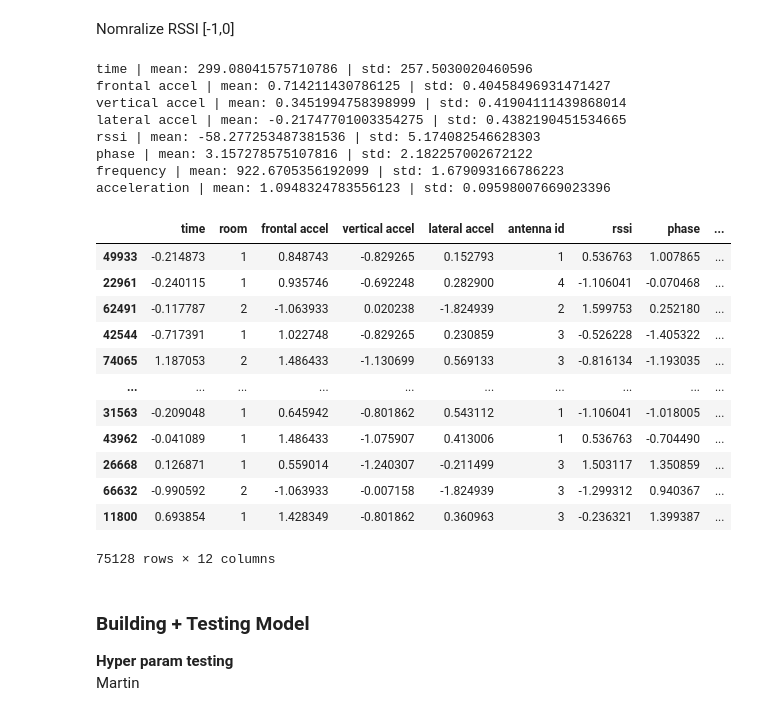
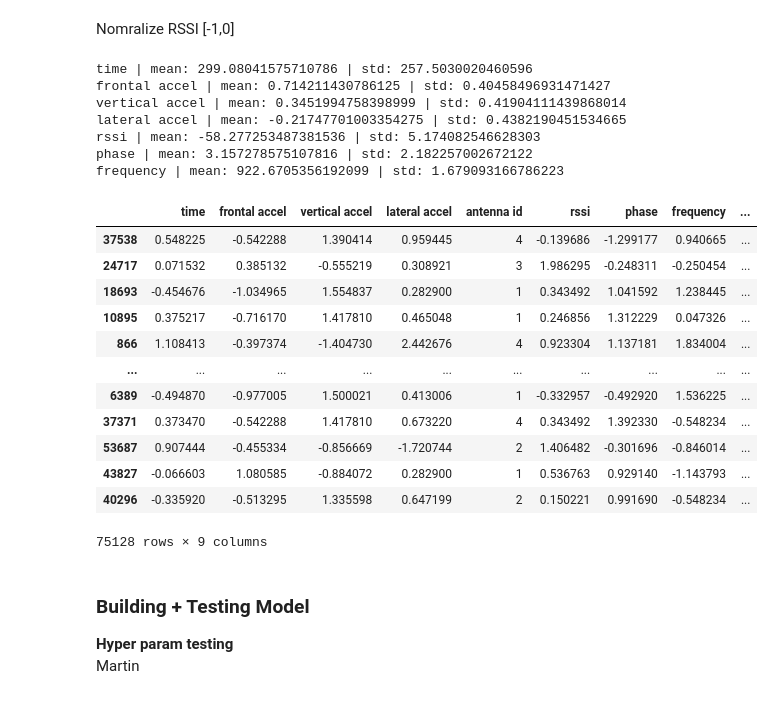
Before and after one commit to sofiacho/ECS171, a Jupyter notebook: notebook/main_algo.ipynb, the cells around one changed output. Drawn from its saved outputs; the diff is of its cells as text; code cells hidden in the pictures.

Commit message:
Experimenting with only base features (no room/gender/acceleration)

```diff
--- a/notebook/main_algo.ipynb
+++ b/notebook/main_algo.ipynb
@@ -238,48 +252,47 @@ Nomralize RSSI [-1,0]
 def z_standardize(dataframe, *columns):
     for column in columns:
         col = str(column)
         print(col, '|', 'mean:', dataframe[col].mean(), '|', 'std:', dataframe[col].std())
         dataframe[col] = (dataframe[col] - dataframe[col].mean()) / dataframe[col].std()
     return dataframe
 
 # normalized most columns
 # ".sample(frac=1)" part of the function just shuffles the data points around
     # can delete that part if needed
 columns = [
     'time',
     'frontal accel',
     'vertical accel',
     'lateral accel',
     'rssi',
     'phase',
     'frequency',
     # 'consecutiveness',
-    'acceleration',
+    # 'acceleration',
     # 'freq'
 ]
 z_standardize(large_df, *columns).sample(frac=1)
 # %% [output]
 time | mean: 299.08041575710786 | std: 257.5030020460596
 frontal accel | mean: 0.714211430786125 | std: 0.40458496931471427
 vertical accel | mean: 0.3451994758398999 | std: 0.41904111439868014
 lateral accel | mean: -0.21747701003354275 | std: 0.4382190451534665
 rssi | mean: -58.277253487381536 | std: 5.174082546628303
 phase | mean: 3.157278575107816 | std: 2.182257002672122
 frequency | mean: 922.6705356192099 | std: 1.679093166786223
-acceleration | mean: 1.0948324783556123 | std: 0.09598007669023396
-|  | time | room | frontal accel | vertical accel | lateral accel | antenna id | rssi | phase | ... |
-| 49933 | -0.214873 | 1 | 0.848743 | -0.829265 | 0.152793 | 1 | 0.536763 | 1.007865 | ... |
-| 22961 | -0.240115 | 1 | 0.935746 | -0.692248 | 0.282900 | 4 | -1.106041 | -0.070468 | ... |
-| 62491 | -0.117787 | 2 | -1.063933 | 0.020238 | -1.824939 | 2 | 1.599753 | 0.252180 | ... |
-| 42544 | -0.717391 | 1 | 1.022748 | -0.829265 | 0.230859 | 3 | -0.526228 | -1.405322 | ... |
-| 74065 | 1.187053 | 2 | 1.486433 | -1.130699 | 0.569133 | 3 | -0.816134 | -1.193035 | ... |
+|  | time | frontal accel | vertical accel | lateral accel | antenna id | rssi | phase | frequency | ... |
+| 37538 | 0.548225 | -0.542288 | 1.390414 | 0.959445 | 4 | -0.139686 | -1.299177 | 0.940665 | ... |
+| 24717 | 0.071532 | 0.385132 | -0.555219 | 0.308921 | 3 | 1.986295 | -0.248311 | -0.250454 | ... |
+| 18693 | -0.454676 | -1.034965 | 1.554837 | 0.282900 | 1 | 0.343492 | 1.041592 | 1.238445 | ... |
+| 10895 | 0.375217 | -0.716170 | 1.417810 | 0.465048 | 1 | 0.246856 | 1.312229 | 0.047326 | ... |
+| 866 | 1.108413 | -0.397374 | -1.404730 | 2.442676 | 4 | 0.923304 | 1.137181 | 1.834004 | ... |
 | ... | ... | ... | ... | ... | ... | ... | ... | ... | ... |
-| 31563 | -0.209048 | 1 | 0.645942 | -0.801862 | 0.543112 | 1 | -1.106041 | -1.018005 | ... |
-| 43962 | -0.041089 | 1 | 1.486433 | -1.075907 | 0.413006 | 1 | 0.536763 | -0.704490 | ... |
-| 26668 | 0.126871 | 1 | 0.559014 | -1.240307 | -0.211499 | 3 | 1.503117 | 1.350859 | ... |
-| 66632 | -0.990592 | 2 | -1.063933 | -0.007158 | -1.824939 | 3 | -1.299312 | 0.940367 | ... |
-| 11800 | 0.693854 | 1 | 1.428349 | -0.801862 | 0.360963 | 3 | -0.236321 | 1.399387 | ... |
+| 6389 | -0.494870 | -0.977005 | 1.500021 | 0.413006 | 1 | -0.332957 | -0.492920 | 1.536225 | ... |
+| 37371 | 0.373470 | -0.542288 | 1.417810 | 0.673220 | 4 | 0.343492 | 1.392330 | -0.548234 | ... |
+| 53687 | 0.907444 | -0.455334 | -0.856669 | -1.720744 | 2 | 1.406482 | -0.301696 | -0.846014 | ... |
+| 43827 | -0.066603 | 1.080585 | -0.884072 | 0.282900 | 1 | 0.536763 | 0.929140 | -1.143793 | ... |
+| 40296 | -0.335920 | -0.513295 | 1.335598 | 0.647199 | 2 | 0.150221 | 0.991690 | -0.548234 | ... |
-75128 rows × 12 columns
+75128 rows × 9 columns
 # %%
 from sklearn.model_selection import train_test_split
 
```
Also changed, not shown: parts of 8 cells of this notebook, 1 other file.
